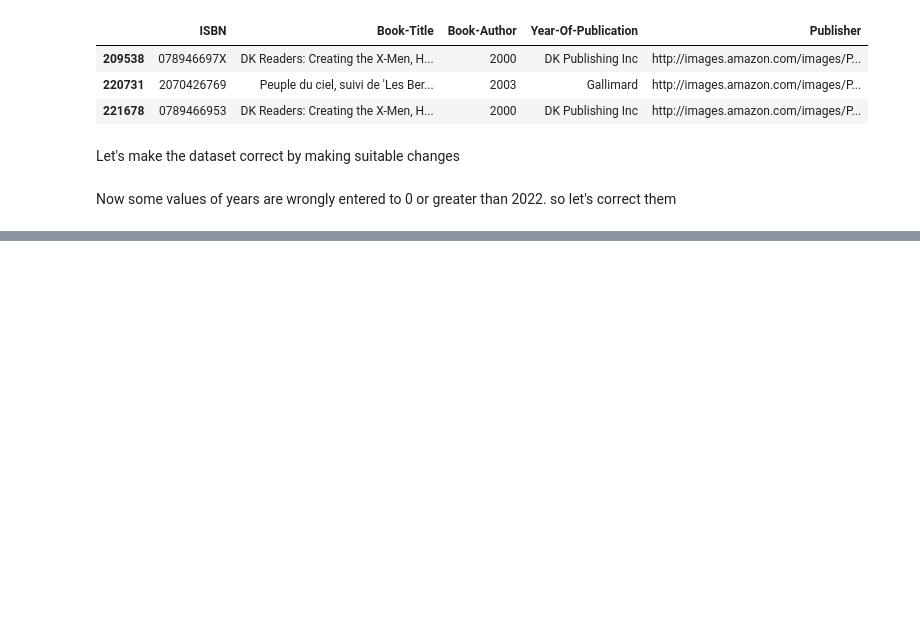
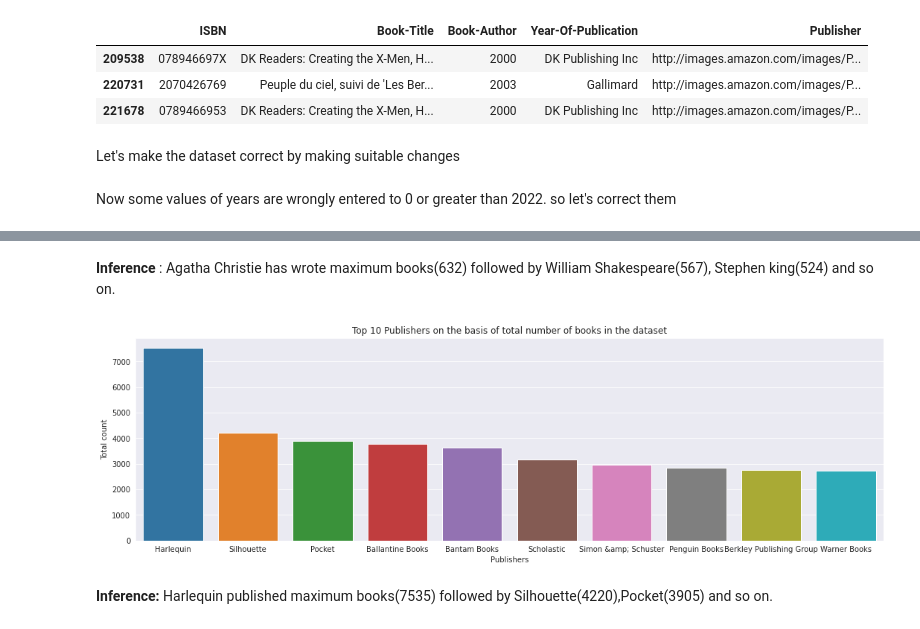
Before and after one commit to shubham-bhadouria/Book-Recommender-System, a Jupyter notebook: Book_Recommender_System.ipynb, the cells around one changed output, grey strips where cells are left out. Drawn from its saved outputs; the diff is of its cells as text; code cells hidden in the pictures; blank space fills up the shorter version.

```diff
--- a/Book_Recommender_System.ipynb
+++ b/Book_Recommender_System.ipynb
@@ -179,0 +191,15 @@ books['Year-Of-Publication'] = np.where(books['Year-Of-Publication']== 0 , books
+# %% [markdown]
+**Inference** : Agatha Christie has wrote maximum books(632) followed by William Shakespeare(567), Stephen king(524) and so on.
+# %%
+# Top 10 Publishers on the basis of total number of books in the dataset
+sns.set_style('darkgrid')
+fig = plt.subplots(figsize=(18, 5))
+sns.barplot(data= books['Publisher'].value_counts()[0:10].reset_index(), x='index', y = 'Publisher')
+plt.title('Top 10 Publishers on the basis of total number of books in the dataset')
+plt.ylabel('Total count')
+plt.xlabel('Publishers')
+plt.show()
+# %% [output]
+[figure, added]
+# %% [markdown]
+**Inference:** Harlequin published maximum books(7535) followed by Silhouette(4220),Pocket(3905) and so on.
```
Also changed, not shown: parts of 2 cells of this notebook.
